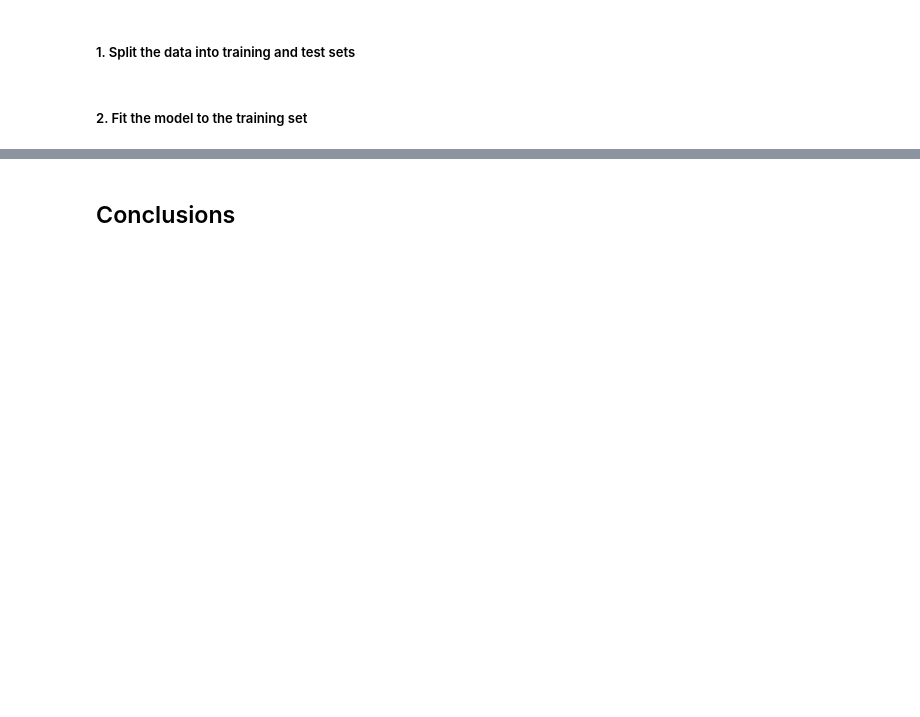
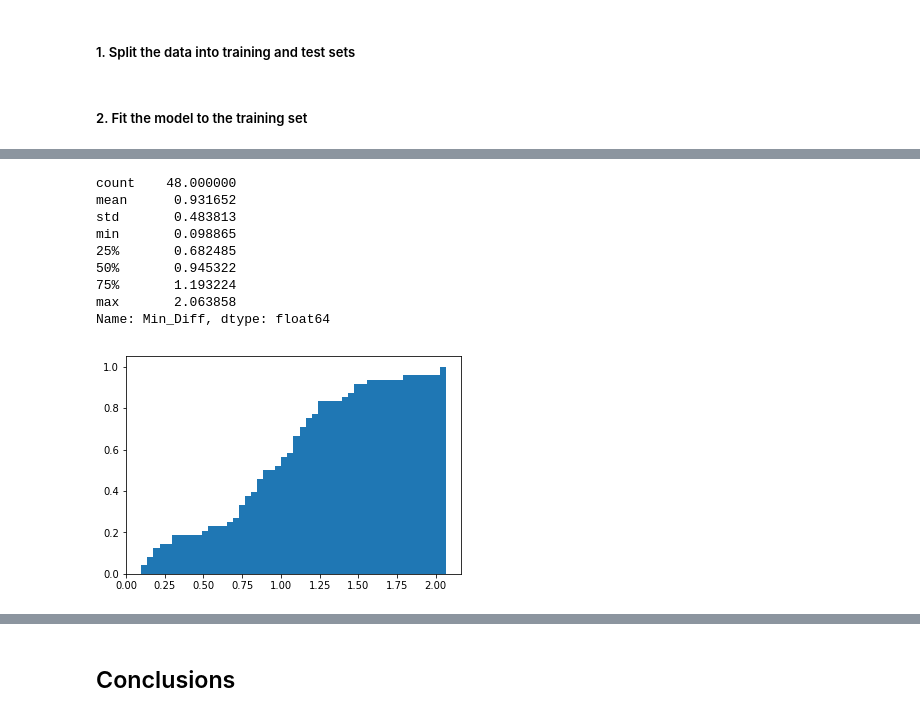
Before and after one commit to rd-tran/Predicting-Movie-Ratings, a Jupyter notebook: Movie Info.ipynb, the cells around one changed output, grey strips where cells are left out. Drawn from its saved outputs; the diff is of its cells as text; code cells hidden in the pictures; blank space fills up the shorter version.

```diff
--- a/Movie Info.ipynb
+++ b/Movie Info.ipynb
@@ -465,0 +567,14 @@ Name: vote_average, dtype: float64
+# %%
+plt.hist(statistics.Min_Diff.abs(), bins=50, cumulative=True, normed=True)
+statistics.Min_Diff.abs().describe()
+# %% [output]
+count    48.000000
+mean      0.931652
+std       0.483813
+min       0.098865
+25%       0.682485
+50%       0.945322
+75%       1.193224
+max       2.063858
+Name: Min_Diff, dtype: float64
+[figure, added]
```
Also changed, not shown: parts of 18 cells of this notebook.
